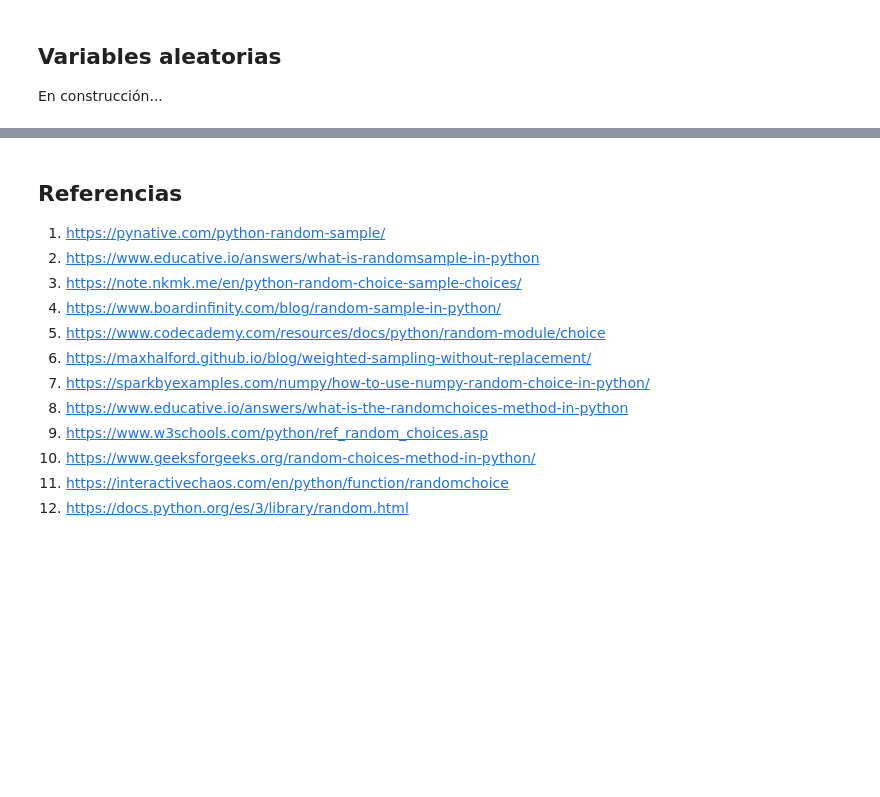
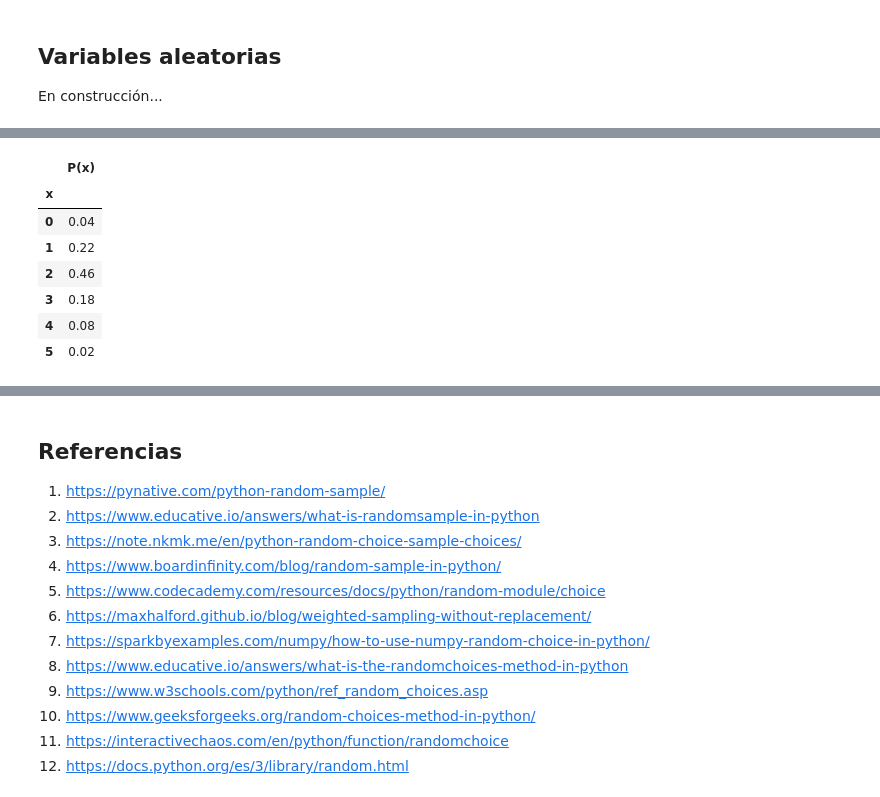
Before and after one commit to estocasticos-udem/clases-2023-2, a Jupyter notebook: clase4_07-09-2023.ipynb, the cells around one changed output, grey strips where cells are left out. Cells and saved outputs as stored; diff of their text form; code cells hidden in the pictures; blank space fills up the shorter version.

```diff
--- a/clase4_07-09-2023.ipynb
+++ b/clase4_07-09-2023.ipynb
@@ -175,0 +155,16 @@ En construcción...
+# %%
+# 1. Tabla
+x = range(0,6)
+p_x = [2/50, 11/50, 23/50, 9/50, 4/50, 1/50]
+df_model = pd.DataFrame({"x": x, "P(x)": p_x}, index= x)
+df_model = df_model.set_index('x')
+df_model
+# %% [output]
+|  | P(x) |
+| x |  |
+| 0 | 0.04 |
+| 1 | 0.22 |
+| 2 | 0.46 |
+| 3 | 0.18 |
+| 4 | 0.08 |
+| 5 | 0.02 |
```
Also changed, not shown: parts of 35 cells of this notebook.
